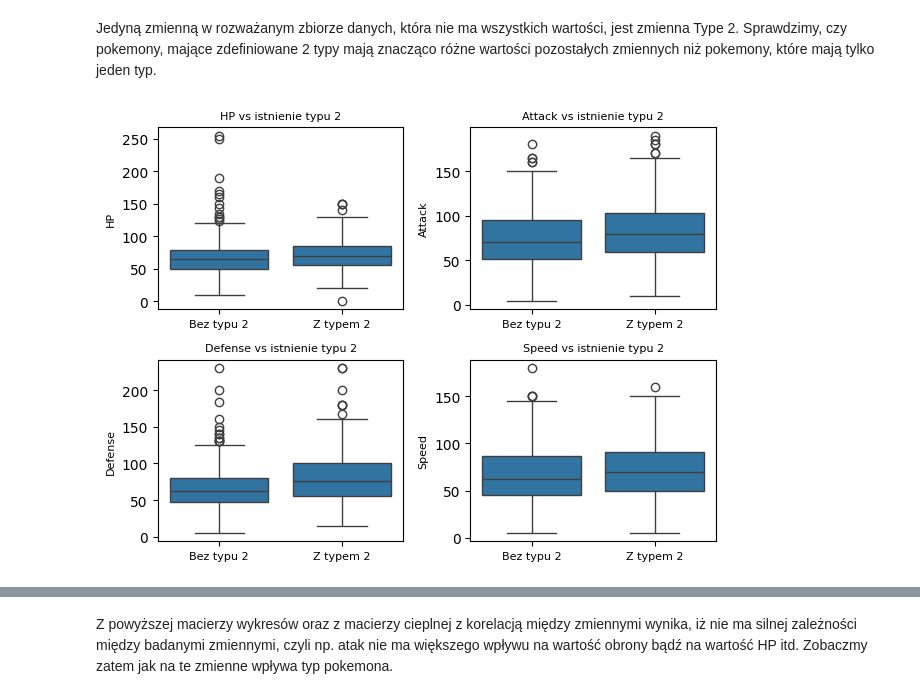
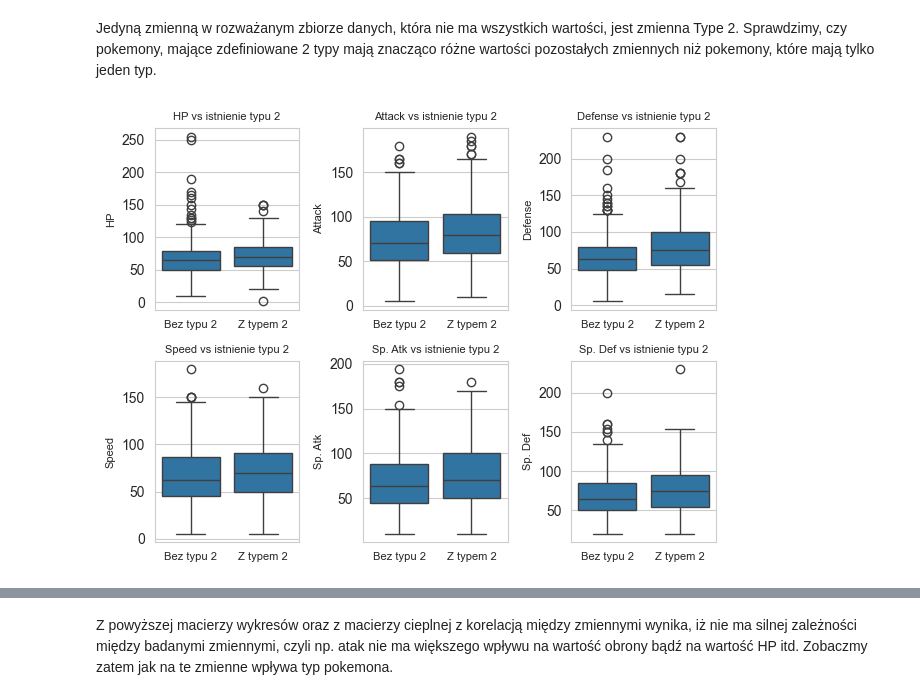
Before and after one commit to Kubix-commits/Wizualizacja-Danych, a Jupyter notebook: Projekt - wizualizacja/Wizualizacja danych.ipynb, the cells around one changed output, grey strips where cells are left out. Cells and saved outputs as stored; diff of their text form; code cells hidden in the pictures.

```diff
--- a/Projekt - wizualizacja/Wizualizacja danych.ipynb
+++ b/Projekt - wizualizacja/Wizualizacja danych.ipynb
@@ -86,22 +86,22 @@ Jedyną zmienną w rozważanym zbiorze danych, która nie ma wszystkich wartośc
 # %%
 #pomocnicza kolumna, która będzie informować czy w danym wierszu istnieje wartość w kolumnie Type 2
 dane['Type2Exists'] = dane['Type 2'].notna()
 #lista zmiennych, które będziemy sprawdzać w zależności od istnienia typu 2
-checking_variables = ["HP", "Attack", "Defense", "Speed"]
+checking_variables = ["HP", "Attack", "Defense", "Speed", "Sp. Atk", "Sp. Def"]
 
 for i in range(len(checking_variables)):
     checking_variable = checking_variables[i]
-    plt.subplot(2, 2, i + 1)
+    plt.subplot(2, 3, i + 1)
     chart = sns.boxplot(data=dane, x="Type2Exists", y=checking_variable)
     plt.title(checking_variable + ' vs istnienie typu 2', fontsize=8)
     plt.xlabel("")
     plt.xticks([False, True], ["Bez typu 2", "Z typem 2"])
     plt.xticks(fontsize=8)
     plt.ylabel(checking_variable, fontsize=8)
 
 
 plt.tight_layout()
 plt.show()
 # %% [output]
-[figure, old version]
+[figure, new version]
 # %% [markdown]
```
Also changed, not shown: parts of 6 cells of this notebook.
